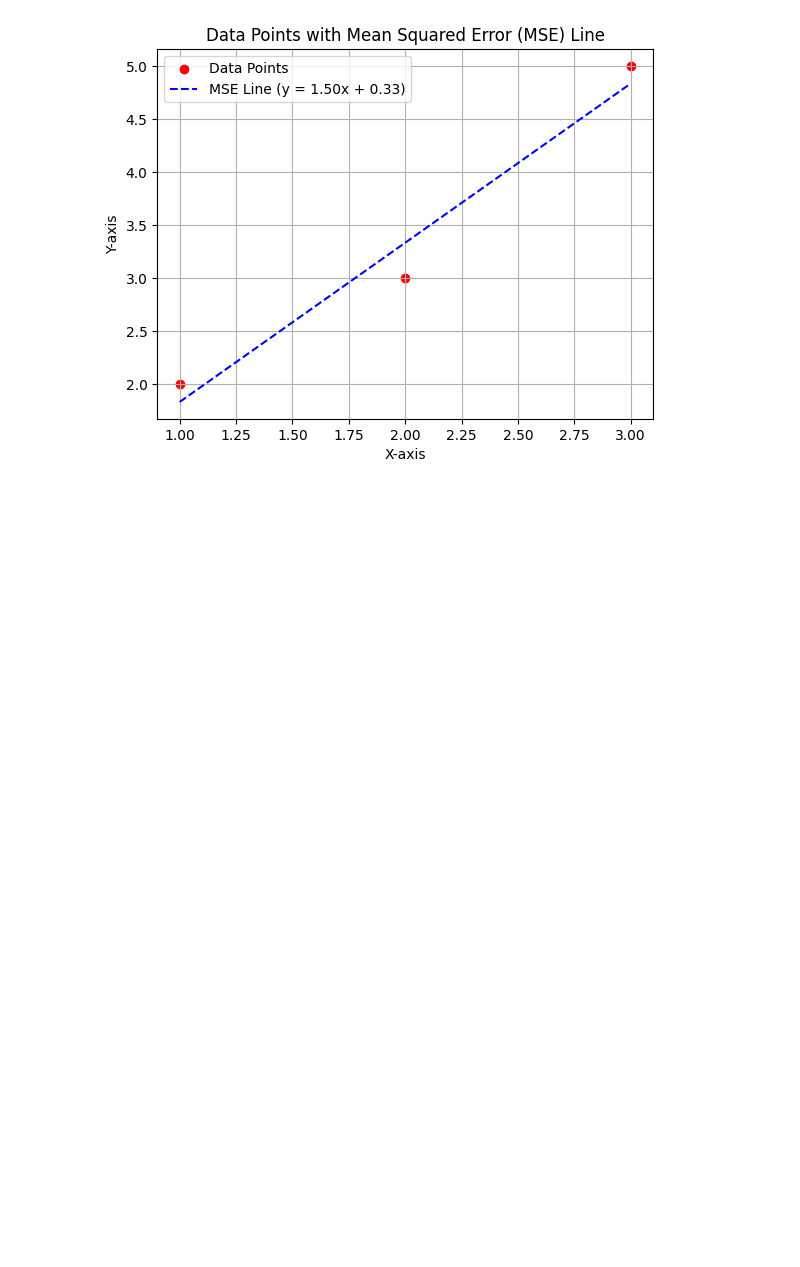
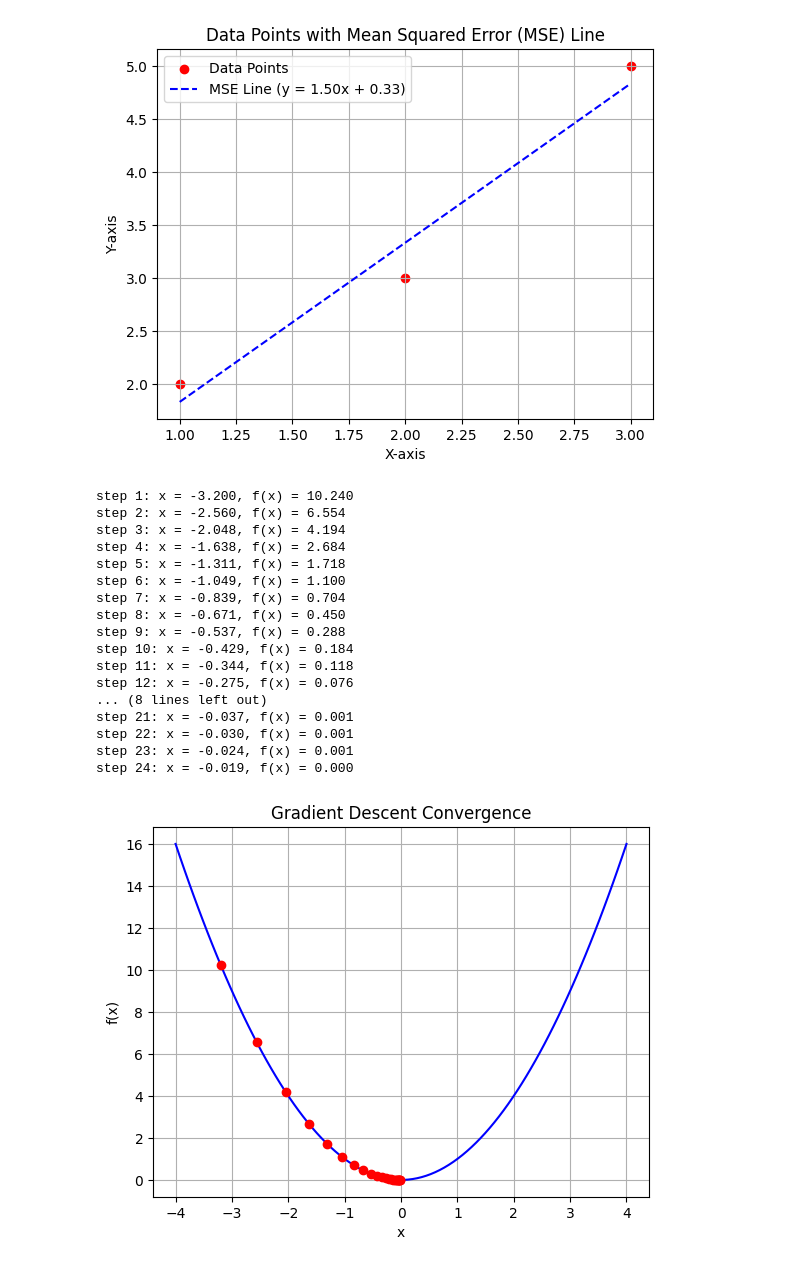
Before and after one commit to Sakib0626Q2/IITJ-Sem2-AI-DS, a Jupyter notebook: Numerical Optimization/revision/GradientDecent.ipynb, the cells around one changed output. Drawn from its saved outputs; the diff is of its cells as text; code cells hidden in the pictures; blank space fills up the shorter version.

```diff
--- a/Numerical Optimization/revision/GradientDecent.ipynb
+++ b/Numerical Optimization/revision/GradientDecent.ipynb
@@ -84,3 +84,61 @@ plt.grid(True)
 plt.show()
 # %% [output]
 [figure]
+# %%
+import matplotlib.pyplot as plt
+import numpy as np
+
+def f(x):
+    return x**2
+def df(x):
+    return 2*x
+
+x0 = -4
+alpha = 0.1
+epoch = 24
+x_history = [x0]
+y_history = [f(x0)]
+
+x = x0
+x_plot = np.linspace(-4, 4, 100)
+y_plot = f(x_plot)
+plt.plot(x_plot, y_plot, label=r"$f(x) = x^2$", color='blue')
+for epoch in range(epoch):
+    gred = df(x)
+    x -= alpha*gred
+
+    x_history.append(x)
+    y_history.append(f(x))
+
+    print(f"step {epoch+1}: x = {x:.3f}, f(x) = {f(x):.3f}")
+
+    # Plot current position of x
+    plt.scatter(x, f(x), color='red', zorder=5)
+    # plt.plot(x_history, y_history, color='green', linestyle='--')
+
+# Customize plot appearance
+
+plt.title('Gradient Descent Convergence')
+plt.xlabel('x')
+plt.ylabel('f(x)')
+plt.grid(True)
+plt.show()
+# %% [output]
+step 1: x = -3.200, f(x) = 10.240
+step 2: x = -2.560, f(x) = 6.554
+step 3: x = -2.048, f(x) = 4.194
+step 4: x = -1.638, f(x) = 2.684
+step 5: x = -1.311, f(x) = 1.718
+step 6: x = -1.049, f(x) = 1.100
+step 7: x = -0.839, f(x) = 0.704
+step 8: x = -0.671, f(x) = 0.450
+step 9: x = -0.537, f(x) = 0.288
+step 10: x = -0.429, f(x) = 0.184
+step 11: x = -0.344, f(x) = 0.118
+step 12: x = -0.275, f(x) = 0.076
+... (8 lines left out)
+step 21: x = -0.037, f(x) = 0.001
+step 22: x = -0.030, f(x) = 0.001
+step 23: x = -0.024, f(x) = 0.001
+step 24: x = -0.019, f(x) = 0.000
+[figure, added]
```
Also changed, not shown: 3 other files.
